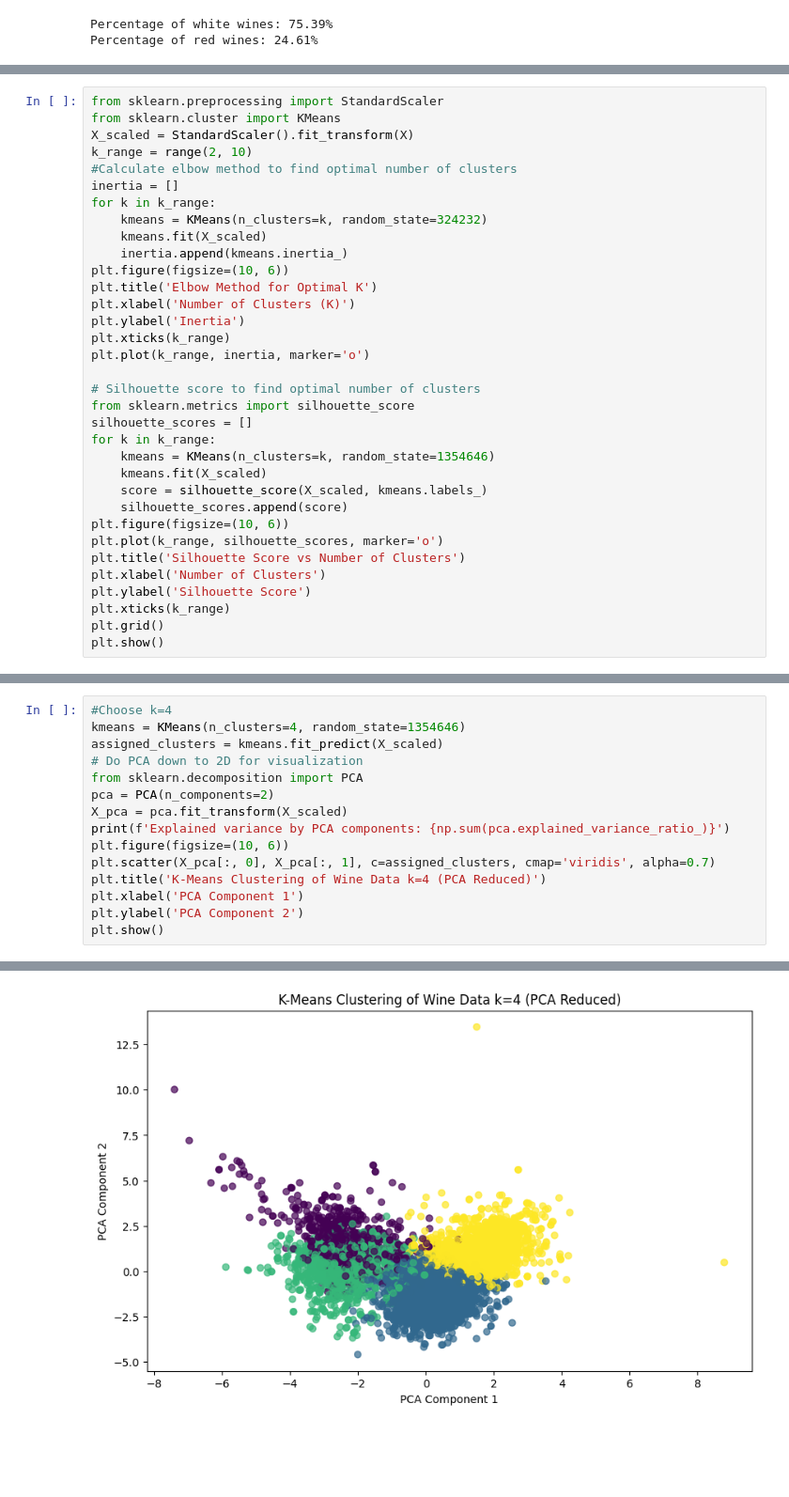
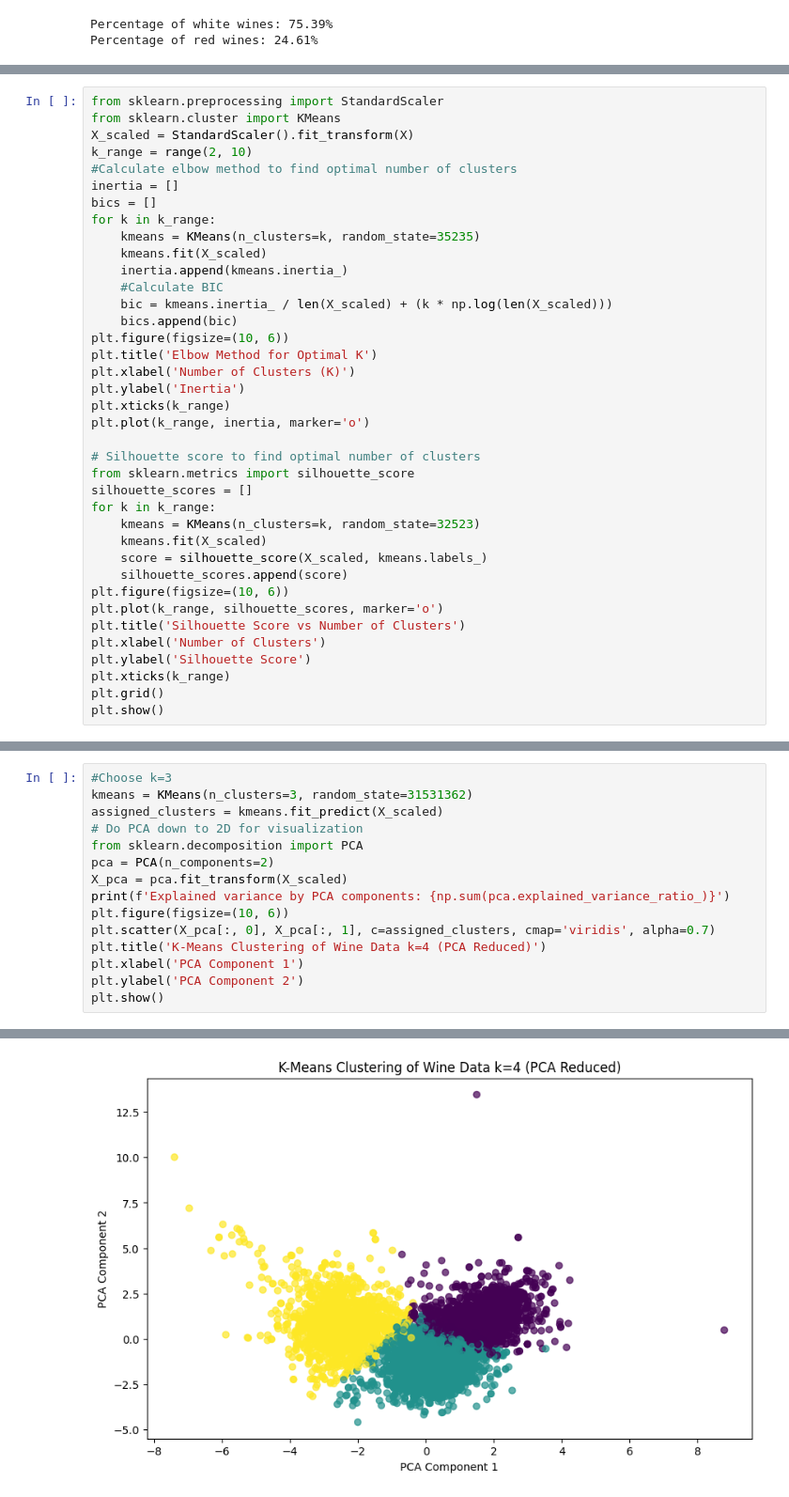
Before and after one commit to 2T1F/wine, a Jupyter notebook: explore.ipynb, the cells around one changed output, grey strips where cells are left out. Shown: that part at 94% size. Drawn from its saved outputs; the diff is of its cells as text; blank space fills up the shorter version.

```diff
--- a/explore.ipynb
+++ b/explore.ipynb
@@ -116,10 +116,14 @@ X_scaled = StandardScaler().fit_transform(X)
 k_range = range(2, 10)
 #Calculate elbow method to find optimal number of clusters
 inertia = []
+bics = []
 for k in k_range:
-    kmeans = KMeans(n_clusters=k, random_state=324232)
+    kmeans = KMeans(n_clusters=k, random_state=35235)
     kmeans.fit(X_scaled)
     inertia.append(kmeans.inertia_)
+    #Calculate BIC
+    bic = kmeans.inertia_ / len(X_scaled) + (k * np.log(len(X_scaled)))
+    bics.append(bic)
 plt.figure(figsize=(10, 6))
 plt.title('Elbow Method for Optimal K')
 plt.xlabel('Number of Clusters (K)')
@@ -131,7 +135,7 @@ plt.plot(k_range, inertia, marker='o')
 from sklearn.metrics import silhouette_score
 silhouette_scores = []
 for k in k_range:
-    kmeans = KMeans(n_clusters=k, random_state=1354646)
+    kmeans = KMeans(n_clusters=k, random_state=32523)
     kmeans.fit(X_scaled)
     score = silhouette_score(X_scaled, kmeans.labels_)
     silhouette_scores.append(score)
@@ -149,20 +154,20 @@ plt.show()
 # %%
-#Choose k=4
-kmeans = KMeans(n_clusters=4, random_state=1354646)
+#Choose k=3
+kmeans = KMeans(n_clusters=3, random_state=31531362)
 assigned_clusters = kmeans.fit_predict(X_scaled)
 # Do PCA down to 2D for visualization
 from sklearn.decomposition import PCA
 pca = PCA(n_components=2)
 X_pca = pca.fit_transform(X_scaled)
 print(f'Explained variance by PCA components: {np.sum(pca.explained_variance_ratio_)}')
 plt.figure(figsize=(10, 6))
 plt.scatter(X_pca[:, 0], X_pca[:, 1], c=assigned_clusters, cmap='viridis', alpha=0.7)
 plt.title('K-Means Clustering of Wine Data k=4 (PCA Reduced)')
 plt.xlabel('PCA Component 1')
 plt.ylabel('PCA Component 2')
 plt.show()
 # %% [output]
 Explained variance by PCA components: 0.5021540614343645
-[figure, old version]
+[figure, new version]
 # %%
 # Compare cluster average values: (features, quality and color) to just splitting by color
```
Also changed, not shown: parts of 4 cells of this notebook, 1 other file.
